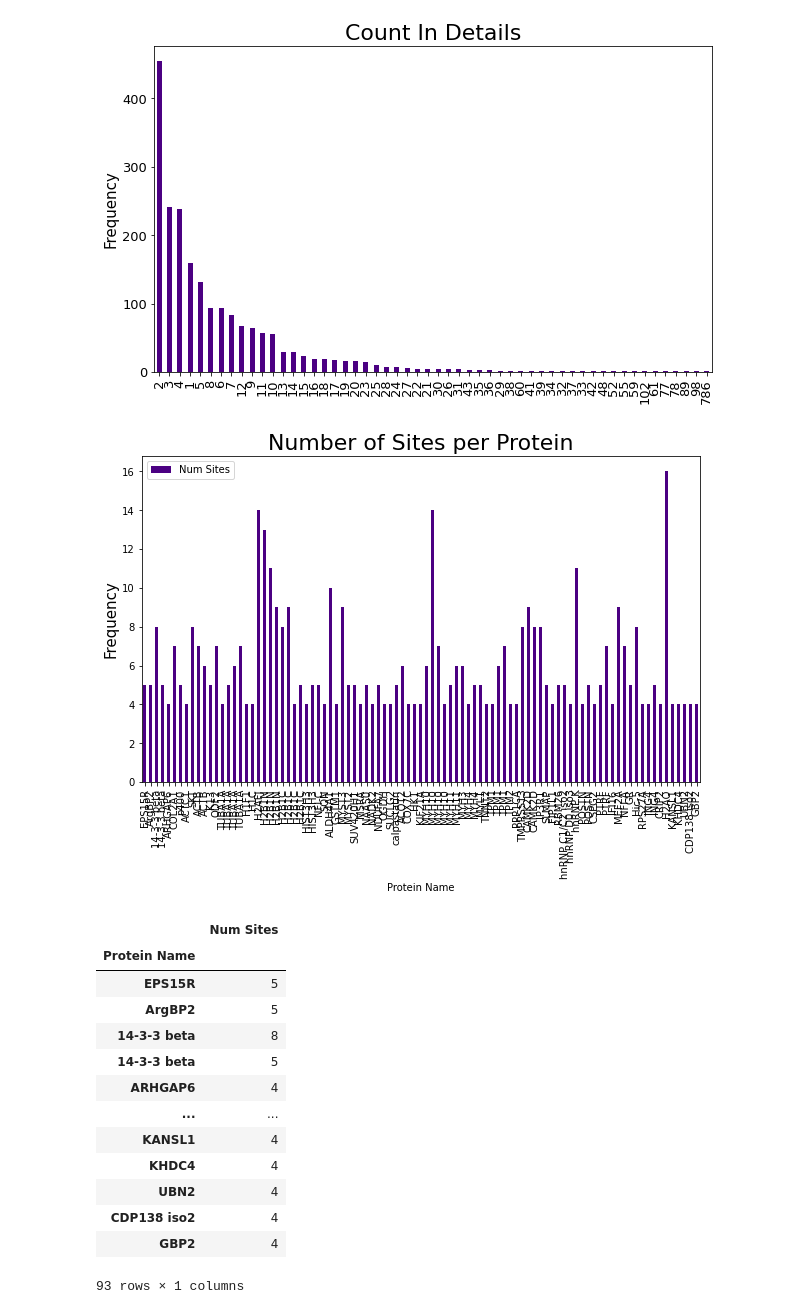
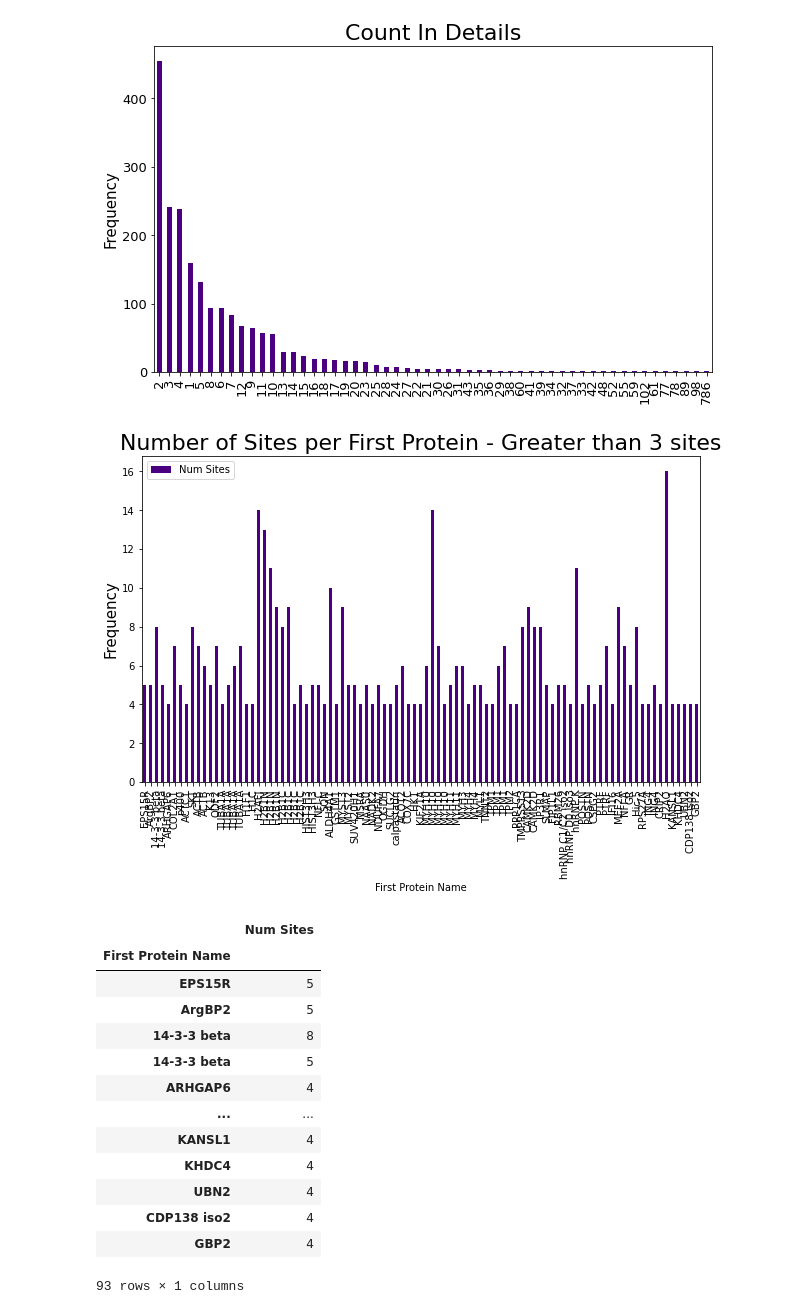
Before and after one commit to KyraGriffin/bmsip_internship_seta, a Jupyter notebook: data_exploration.ipynb, the cells around one changed output. Saved outputs shown, nothing was run; the diff lists cells and outputs as text; code cells hidden in the pictures.

```diff
--- a/data_exploration.ipynb
+++ b/data_exploration.ipynb
@@ -35,6 +51,6 @@ max                   110.444099
 # %%
-proteomics_ack['Gene Name'] = proteomics_ack['Gene Name'].str.split(';').str[0]
-proteomics_ack['Protein Name'] = proteomics_ack['Protein Name'].str.split(';').str[0]
+proteomics_ack['First Gene Name'] = proteomics_ack['Gene Name'].str.split(';').str[0]
+proteomics_ack['First Protein Name'] = proteomics_ack['Protein Name'].str.split(';').str[0]
 # %% [markdown]
 ### Plotting the frequency or distribution of the counts in detail or number of fragments.
 # %%
@@ -51,26 +67,26 @@ plt.show()
 [figure]
 # %%
 proteomics_ack['Num Sites'] = proteomics_ack['Site'].str.split(';').str.len()
-df = proteomics_ack[['Num Sites', 'Protein Name']].copy().drop_duplicates()
+df = proteomics_ack[['Num Sites', 'First Protein Name']].copy().drop_duplicates()
 
 # Filtering out the protein with three or less sites
 df = df[df['Num Sites'] > 3]
-df = df.set_index('Protein Name')
+df = df.set_index('First Protein Name')
 
 
 ax = df.plot(kind='bar', color="indigo", fontsize=10, linewidth= 3)
 ax.set_alpha(0.8)
-ax.set_title("Number of Sites per Protein", fontsize=22)
+ax.set_title("Number of Sites per First Protein - Greater than 3 sites", fontsize=22)
 ax.set_ylabel("Frequency", fontsize=15);
 ax.set_xticklabels
 plt.show()
 
 
 df
 # %% [output]
-[figure, old version]
+[figure, new version]
 |  | Num Sites |
-| Protein Name |  |
+| First Protein Name |  |
 | EPS15R | 5 |
 | ArgBP2 | 5 |
 | 14-3-3 beta | 8 |
```
Also changed, not shown: parts of 9 cells of this notebook.
